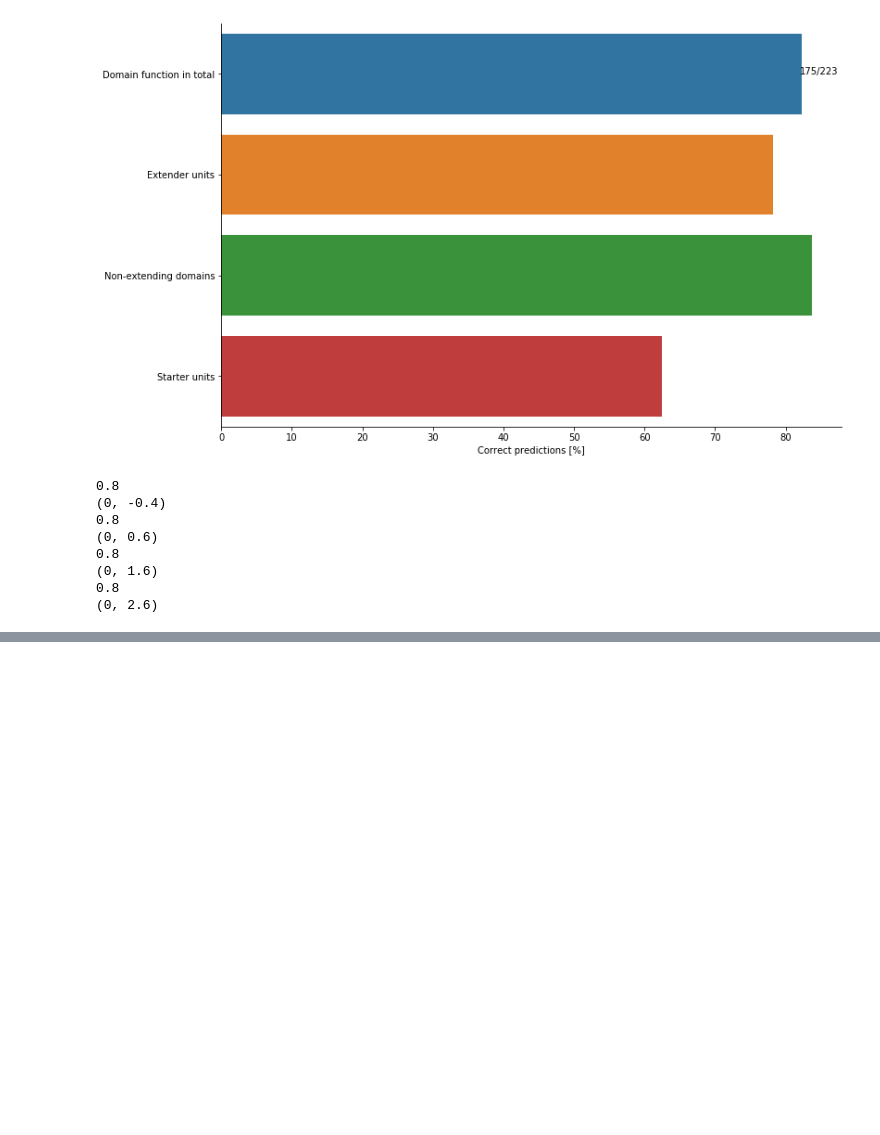
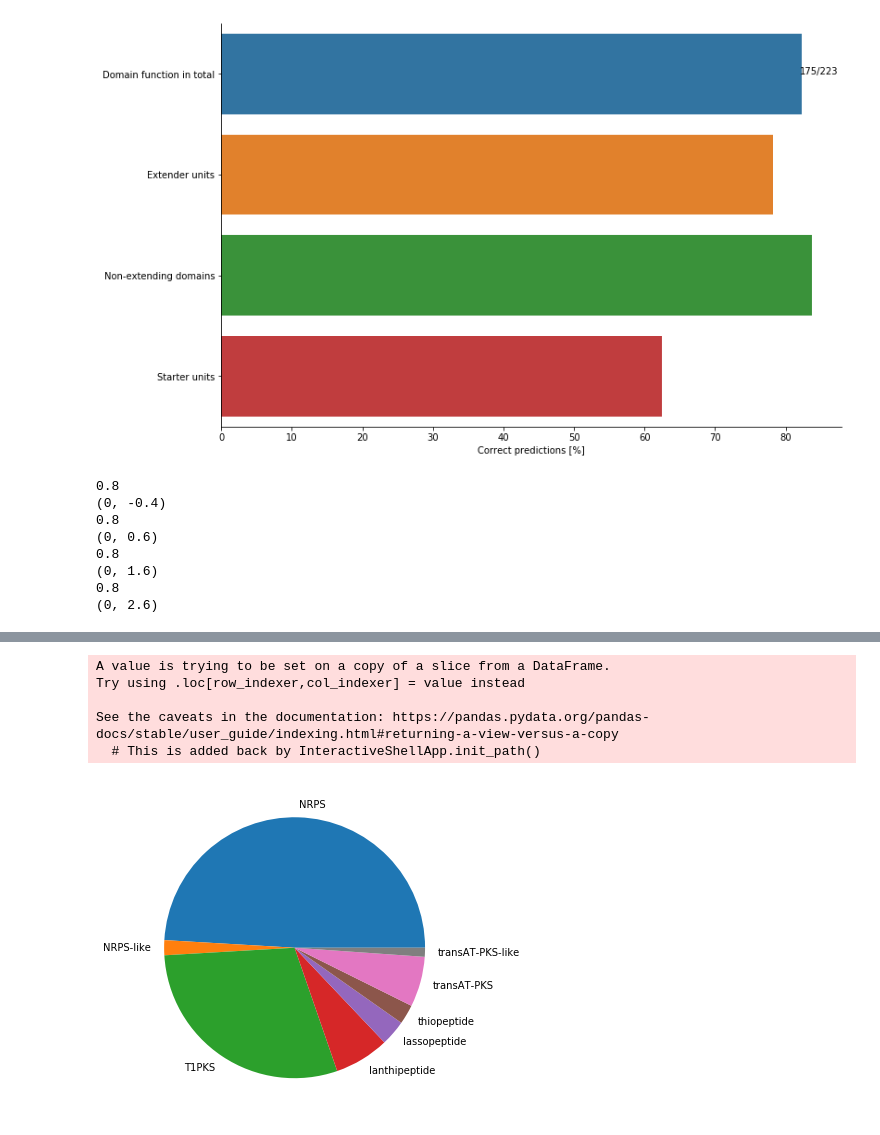
Before and after one commit to AlmaasLab/BiGMeC, a Jupyter notebook: Notebooks/figures.ipynb, the cells around one changed output, grey strips where cells are left out. Saved outputs shown, nothing was run; the diff lists cells and outputs as text; code cells hidden in the pictures; blank space fills up the shorter version.

Commit message:
Script for scraping mibig and for making more figures

```diff
--- a/Notebooks/figures.ipynb
+++ b/Notebooks/figures.ipynb
@@ -44,0 +59,5 @@ for bar in b.patches:
+# %%
+""" Create the figure displaying the number of successful bigmec constructions"""
+filename = "../Data/constructed_pathways/summary.csv"
+df = pd.read_csv(filename, index_col = 0)
+print(df)
@@ -44,0 +79,28 @@ for bar in b.patches:
+# %%
+# Rename
+df_success = df.loc[df["Success"]== 1, :]
+bgc_type_merge =  []
+for x in  df_success["BGC type"]:
+    lst = x.split("-")
+    if (len(lst) > 1) and lst[0]==lst[1]:
+        bgc_type_merge.append(lst[0])
+    else:
+        bgc_type_merge.append(x)
+
+df_success["BGC class"] = bgc_type_merge
+# %% [output]
+A value is trying to be set on a copy of a slice from a DataFrame.
+Try using .loc[row_indexer,col_indexer] = value instead
+
+See the caveats in the documentation: https://pandas.pydata.org/pandas-docs/stable/user_guide/indexing.html#returning-a-view-versus-a-copy
+  # This is added back by InteractiveShellApp.init_path()
+# %%
+cluster_types = df_success.groupby("BGC class").count()
+# %%
+cluster_types["BGC"].name = ""
+# %%
+# Convert to treemap
+fig = cluster_types["BGC"].plot(title = None, figsize = (6, 6), kind = "pie")
+plt.savefig("bigmec_pie_chart.svg")
+# %% [output]
+[figure, added]
```
Also changed, not shown: parts of 30 cells of this notebook, 3 other files.
